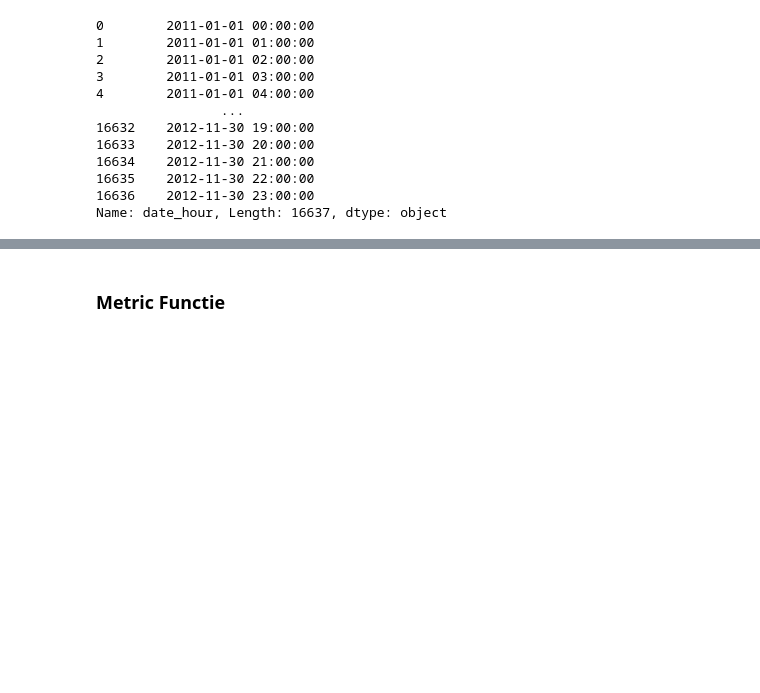
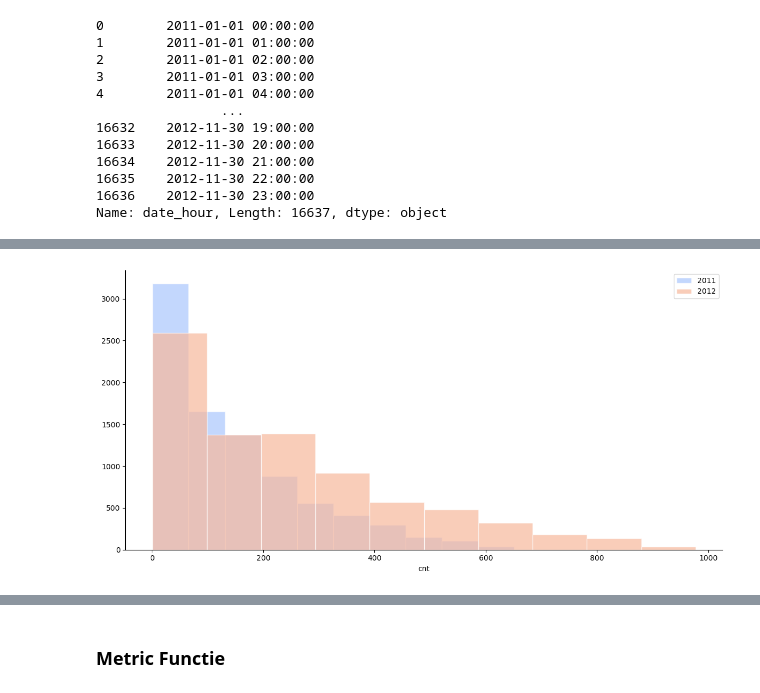
Before and after one commit to NimaGhafar/machine_learning_deurwaardes, a Jupyter notebook: Heethoofd_Portfolio.ipynb, the cells around one changed output, grey strips where cells are left out. Cells and saved outputs as stored; diff of their text form; code cells hidden in the pictures; blank space fills up the shorter version.

```diff
--- a/Heethoofd_Portfolio.ipynb
+++ b/Heethoofd_Portfolio.ipynb
@@ -180,0 +318,9 @@ plt.show()
+# %%
+import seaborn as sns
+
+g=sns.FacetGrid(train, hue='year', palette='coolwarm',height=6,aspect=2)
+g=g.map(plt.hist,'cnt',alpha=0.7, edgecolor='w')
+plt.legend()
+plt.show()
+# %% [output]
+[figure, added]
```
Also changed, not shown: parts of 28 cells of this notebook.
